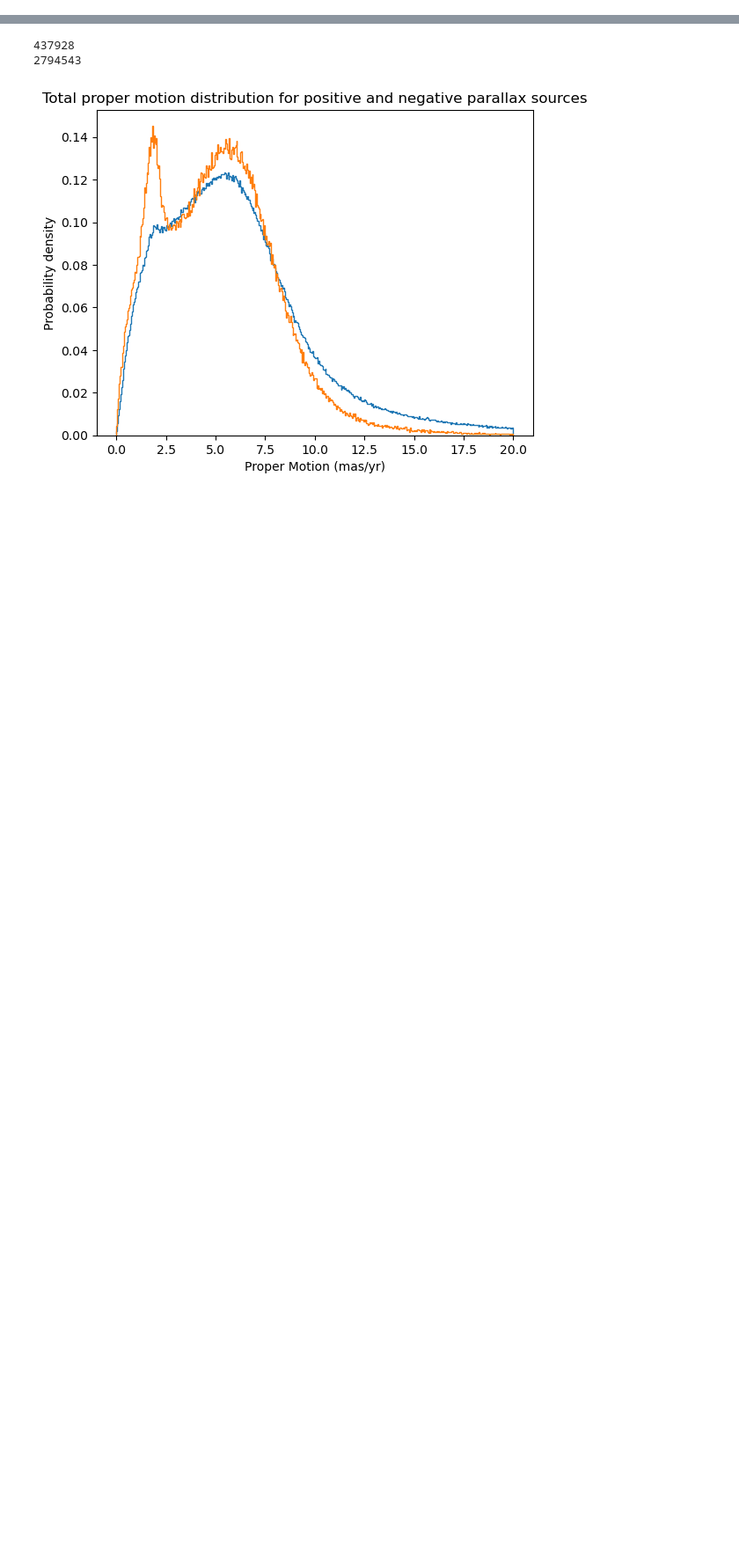
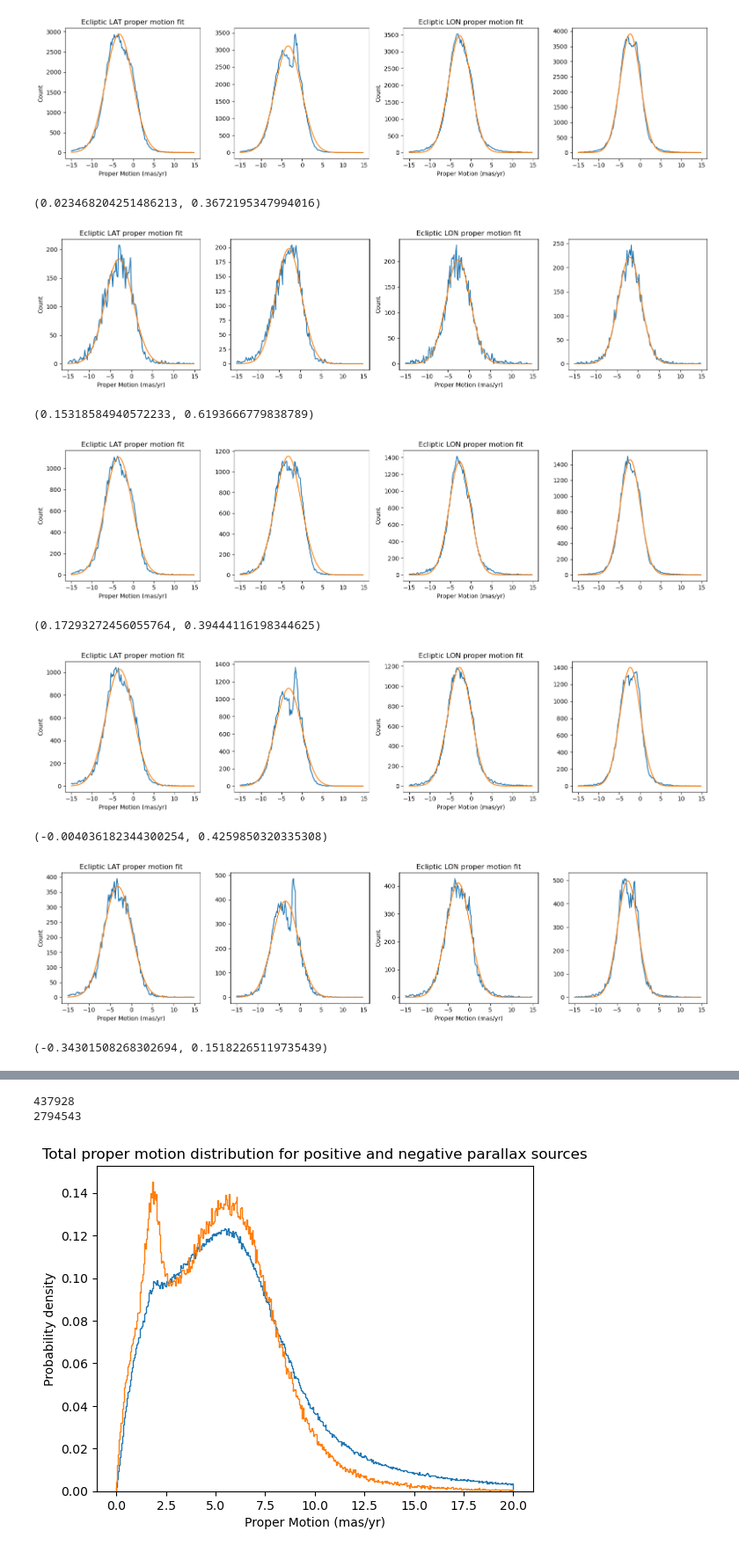
Before and after one commit to mtauraso/astro511, a Jupyter notebook: FinalProjectExploration5param.ipynb, the cells around one changed output, grey strips where cells are left out. Shown at 88% size. Saved outputs shown, nothing was run; the diff lists cells and outputs as text; code cells hidden in the pictures; blank space fills up the shorter version.

```diff
--- a/FinalProjectExploration5param.ipynb
+++ b/FinalProjectExploration5param.ipynb
@@ -98,0 +318,71 @@ plt.show()
+# %%
+from astropy.modeling import fitting, models
+# Next up curve fit these and arrive at offsets for lat and lon across mags
+# should return a tuple of the lat, lon biases
+def ecliptic_proper_motion_bias(mirror_ecoords, problem_ecoords, mirror_mask = None, problem_mask = None):
+
+    mirror_pm_lat = np.ma.masked_array(mirror_ecoords.pm_lat.value, mask = mirror_mask).compressed()
+    mirror_pm_lon = np.ma.masked_array(mirror_ecoords.pm_lon_coslat.value, mask = mirror_mask).compressed()
+    problem_pm_lat = np.ma.masked_array(problem_ecoords.pm_lat.value, mask = problem_mask).compressed()
+    problem_pm_lon = np.ma.masked_array(problem_ecoords.pm_lon_coslat.value, mask = problem_mask).compressed()
+
+
+    fig, (ax1, ax2, ax3, ax4) = plt.subplots(nrows=1, ncols=4)
+
+    fig.set_size_inches(16,4)
+
+    ax1.set_title("Ecliptic LAT proper motion fit")
+    ax1.set_xlabel("Proper Motion (mas/yr)")
+    ax1.set_ylabel("Count")
+    mirror_lat_fit = fit_ecliptic_proper_motion(mirror_pm_lat, ax=ax1)
+    problem_lat_fit = fit_ecliptic_proper_motion(problem_pm_lat, ax=ax2)
+
+    lat_bias = problem_lat_fit.parameters[1] - mirror_lat_fit.parameters[1]
+
+    ax3.set_title("Ecliptic LON proper motion fit")
+    ax3.set_xlabel("Proper Motion (mas/yr)")
+    ax3.set_ylabel("Count")
+    mirror_lon_fit = fit_ecliptic_proper_motion(mirror_pm_lon, ax=ax3)
+    problem_lon_fit = fit_ecliptic_proper_motion(problem_pm_lon, ax=ax4)
+
+    lon_bias = problem_lon_fit.parameters[1] - mirror_lon_fit.parameters[1]
+
+    plt.tight_layout()
+    plt.show()
+
+    return (lat_bias, lon_bias)
+
+# Hands back a fitted gaussian model for a single set of proper motions
+# And a set of bins?
+def fit_ecliptic_proper_motion(pm, ax=None):
+
+    fit = fitting.LevMarLSQFitter()
+    hist, bins = np.histogram(pm, bins = 150, range=(-15,15))
+    model = models.Gaussian1D(1300, -2, 5)
+    fitted_gaussian = fit(model, bins[:-1], hist, maxiter=1000)
+
+    if ax != None:
+        ax.plot(bins[:-1], hist)
+        ax.plot(bins[:-1], fitted_gaussian(bins[:-1]))
+
+    return fitted_gaussian
+
+a = ecliptic_proper_motion_bias(mirror_ecoords, problem_ecoords)
+print(a)
+
+for bin_index in range(1,7):
+    mirror_mask = np.not_equal(bin_index, mirror_mask_bin_indexes)
+    problem_mask = np.not_equal(bin_index, problem_mask_bin_indexes)
+    a = ecliptic_proper_motion_bias(mirror_ecoords, problem_ecoords, mirror_mask=mirror_mask, problem_mask=problem_mask)
+    print(a)
+# %% [output]
+[figure, added]
+(0.023468204251486213, 0.3672195347994016)
+[figure, added]
+(0.15318584940572233, 0.6193666779838789)
+[figure, added]
+(0.17293272456055764, 0.39444116198344625)
+[figure, added]
+(-0.004036182344300254, 0.4259850320335308)
+[figure, added]
+(-0.34301508268302694, 0.15182265119735439)
```
Also changed, not shown: parts of 32 cells of this notebook.
